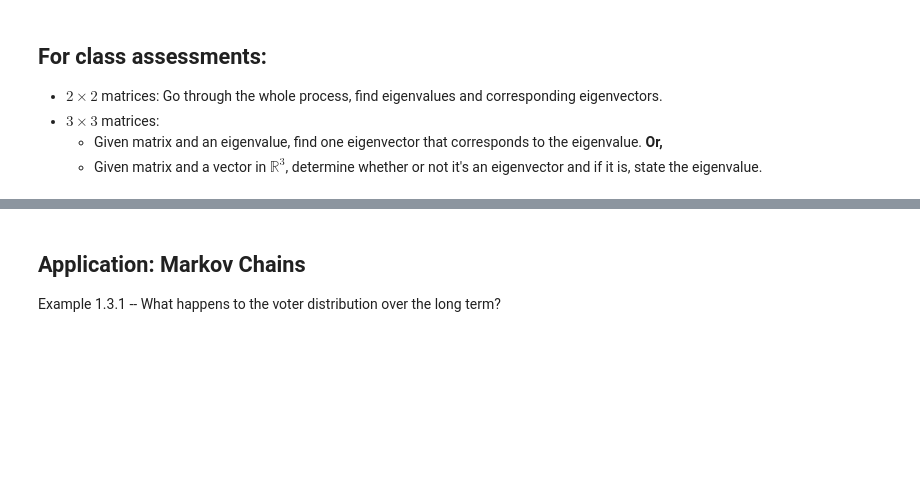
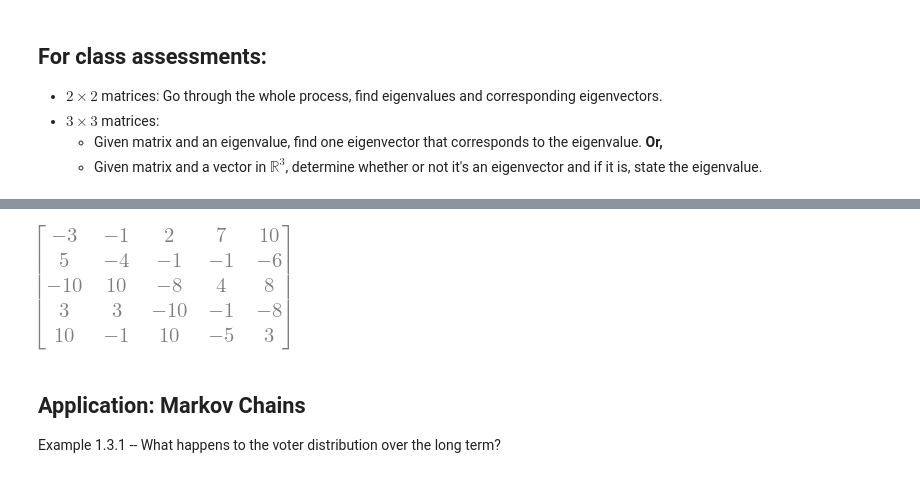
Before and after one commit to RobertTalbert/linalg-diffeq, a Jupyter notebook: lessons/MTH 302 Feb 14 Differential equations.ipynb, the cells around one changed output, grey strips where cells are left out. Saved outputs shown, nothing was run; the diff lists cells and outputs as text; code cells hidden in the pictures; blank space fills up the shorter version.

```diff
--- a/lessons/MTH 302 Feb 14 Differential equations.ipynb
+++ b/lessons/MTH 302 Feb 14 Differential equations.ipynb
@@ -66,3 +84,7 @@ AlmostThere.rref(pivots=False)
+# %%
+R
+# %% [output]
+[figure, added]
 # %% [markdown]
 ## Application: Markov Chains
 
```
Also changed, not shown: parts of 40 cells of this notebook.
